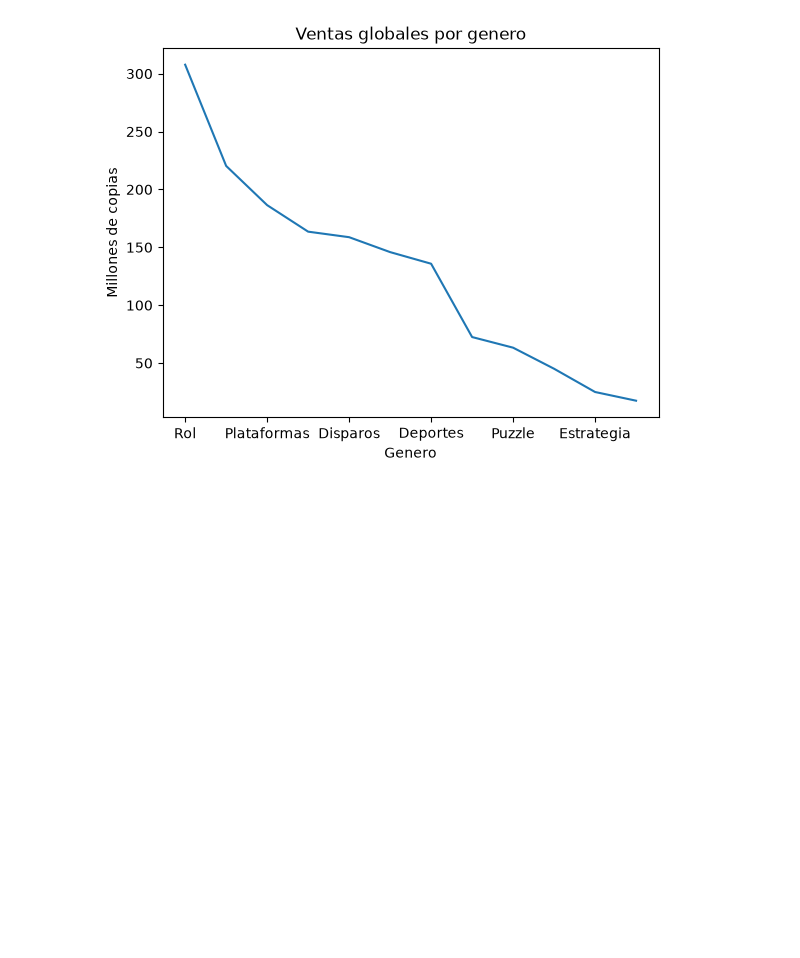
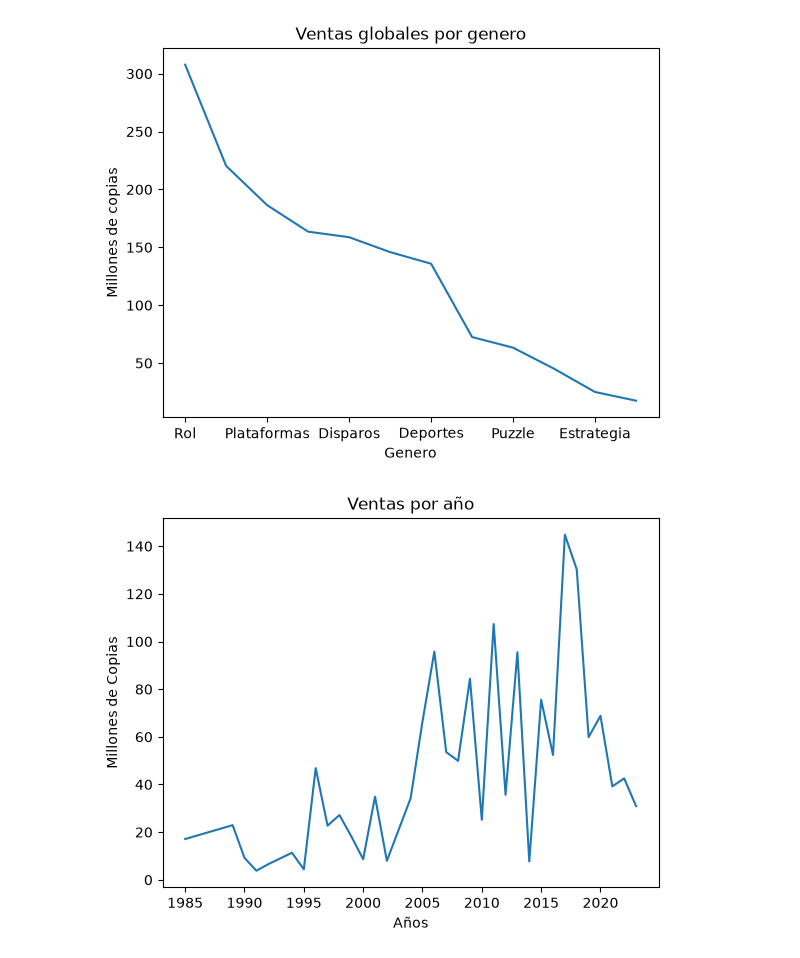
Before and after one commit to Duran24062005/Python, a Jupyter notebook: 13_data_analisis/analisis_sale.ipynb, the cells around one changed output. Drawn from its saved outputs; the diff is of its cells as text; code cells hidden in the pictures; blank space fills up the shorter version.

```diff
--- a/13_data_analisis/analisis_sale.ipynb
+++ b/13_data_analisis/analisis_sale.ipynb
@@ -336,3 +336,13 @@ plt.xlabel('Genero')
 plt.show()
 # %% [output]
 [figure]
+# %%
+ventas_por_annio = df.groupby('anio')['ventas_global'].sum()
+# %%
+ventas_por_annio.plot() # Por defecto plot genera un grafico de linea
+plt.title('Ventas por año')
+plt.ylabel('Millones de Copias')
+plt.xlabel('Años')
+plt.show()
+# %% [output]
+[figure, added]
```
Also changed, not shown: parts of 2 cells of this notebook, 1 other file.
